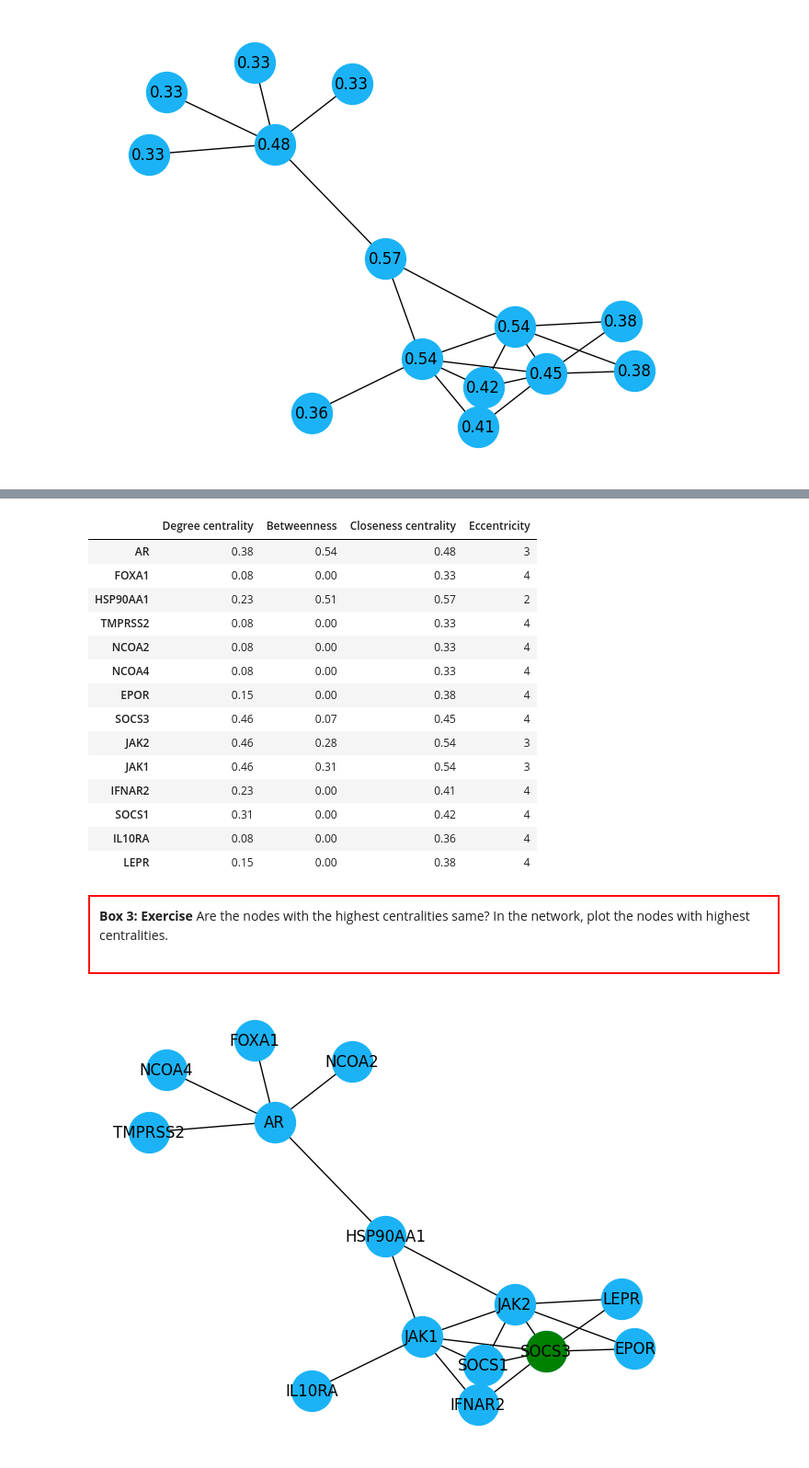
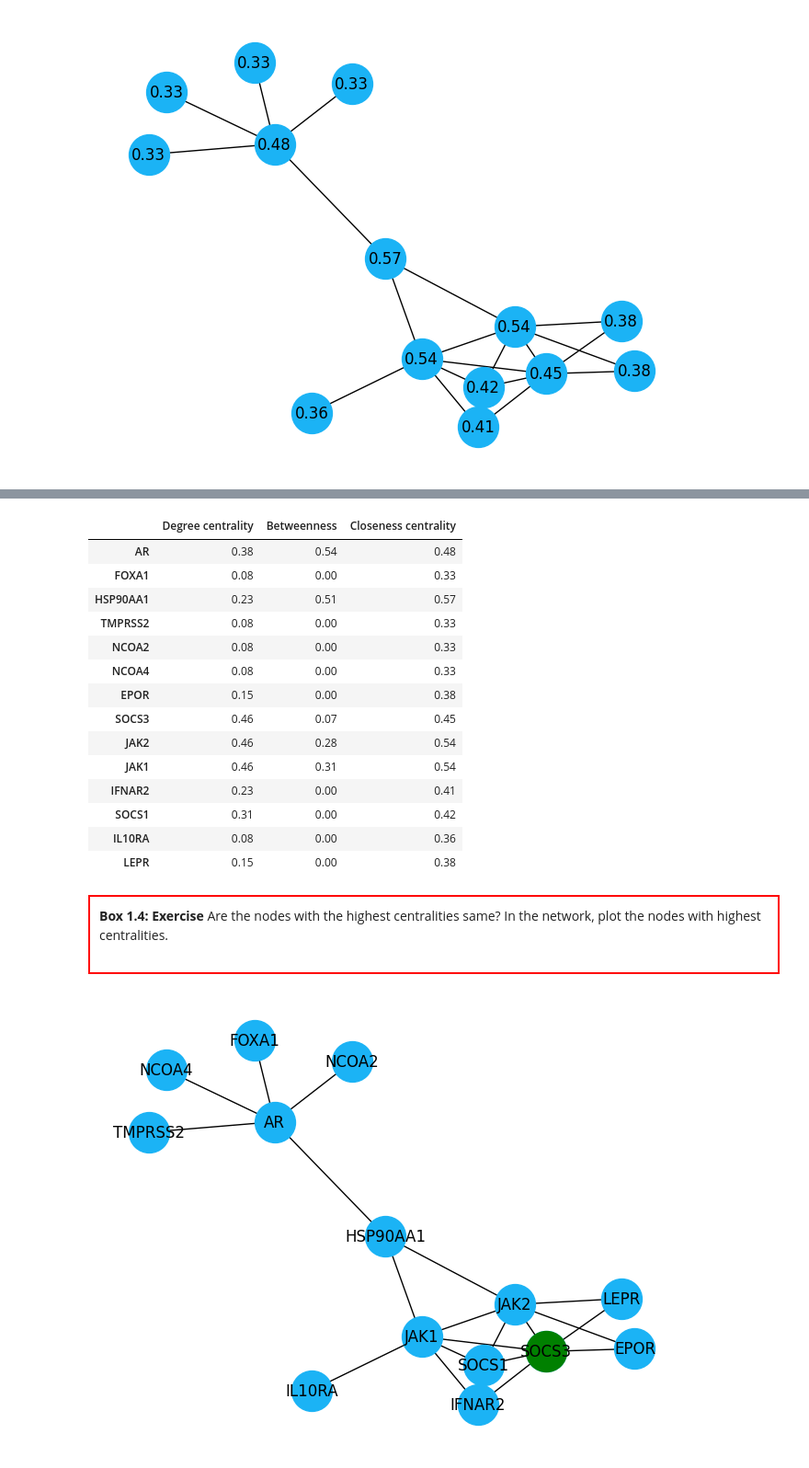
Before and after one commit to UEFBiomedicalInformaticsLab/NetBio_Summer_2023, a Jupyter notebook: 1_Network_databases.ipynb, the cells around one changed output, grey strips where cells are left out. Shown at 92% size. Saved outputs shown, nothing was run; the diff lists cells and outputs as text; code cells hidden in the pictures.

```diff
--- a/1_Network_databases.ipynb
+++ b/1_Network_databases.ipynb
@@ -336,28 +315,27 @@ nx.draw(STRING_PPI, labels = eccentricity_centrality, pos = STRING_PPI_pos, node
 # %%
 centrality_table = pd.DataFrame({"Degree centrality" : pd.Series(degree_centrality),
                                     "Betweenness" : pd.Series(betweenness_centrality),
-                                    "Closeness centrality" : pd.Series(closeness_centrality),
-                                    "Eccentricity" : pd.Series(eccentricity_centrality)})
+                                    "Closeness centrality" : pd.Series(closeness_centrality)})
 centrality_table
 # %% [output]
-|  | Degree centrality | Betweenness | Closeness centrality | Eccentricity |
-| AR | 0.38 | 0.54 | 0.48 | 3 |
-| FOXA1 | 0.08 | 0.00 | 0.33 | 4 |
-| HSP90AA1 | 0.23 | 0.51 | 0.57 | 2 |
-| TMPRSS2 | 0.08 | 0.00 | 0.33 | 4 |
-| NCOA2 | 0.08 | 0.00 | 0.33 | 4 |
-| NCOA4 | 0.08 | 0.00 | 0.33 | 4 |
-| EPOR | 0.15 | 0.00 | 0.38 | 4 |
-| SOCS3 | 0.46 | 0.07 | 0.45 | 4 |
-| JAK2 | 0.46 | 0.28 | 0.54 | 3 |
-| JAK1 | 0.46 | 0.31 | 0.54 | 3 |
-| IFNAR2 | 0.23 | 0.00 | 0.41 | 4 |
-| SOCS1 | 0.31 | 0.00 | 0.42 | 4 |
-| IL10RA | 0.08 | 0.00 | 0.36 | 4 |
-| LEPR | 0.15 | 0.00 | 0.38 | 4 |
+|  | Degree centrality | Betweenness | Closeness centrality |
+| AR | 0.38 | 0.54 | 0.48 |
+| FOXA1 | 0.08 | 0.00 | 0.33 |
+| HSP90AA1 | 0.23 | 0.51 | 0.57 |
+| TMPRSS2 | 0.08 | 0.00 | 0.33 |
+| NCOA2 | 0.08 | 0.00 | 0.33 |
+| NCOA4 | 0.08 | 0.00 | 0.33 |
+| EPOR | 0.15 | 0.00 | 0.38 |
+| SOCS3 | 0.46 | 0.07 | 0.45 |
+| JAK2 | 0.46 | 0.28 | 0.54 |
+| JAK1 | 0.46 | 0.31 | 0.54 |
+| IFNAR2 | 0.23 | 0.00 | 0.41 |
+| SOCS1 | 0.31 | 0.00 | 0.42 |
+| IL10RA | 0.08 | 0.00 | 0.36 |
+| LEPR | 0.15 | 0.00 | 0.38 |
 # %% [markdown]
 <p style="padding: 10px 10px 30px 10px; border: 2px solid red;">
-<b>Box 3: Exercise</b>
+<b>Box 1.4: Exercise</b>
 Are the nodes with the highest centralities same? In the network, plot the nodes with highest centralities.
 </p>
 # %%
```
Also changed, not shown: parts of 31 cells of this notebook, 1 other file.
